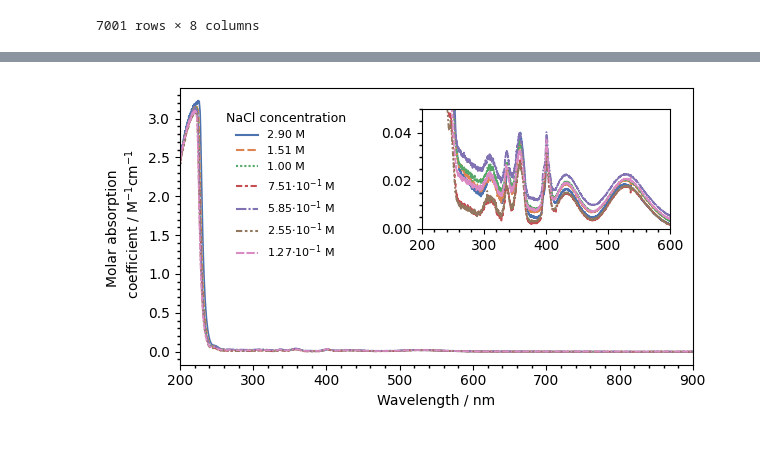
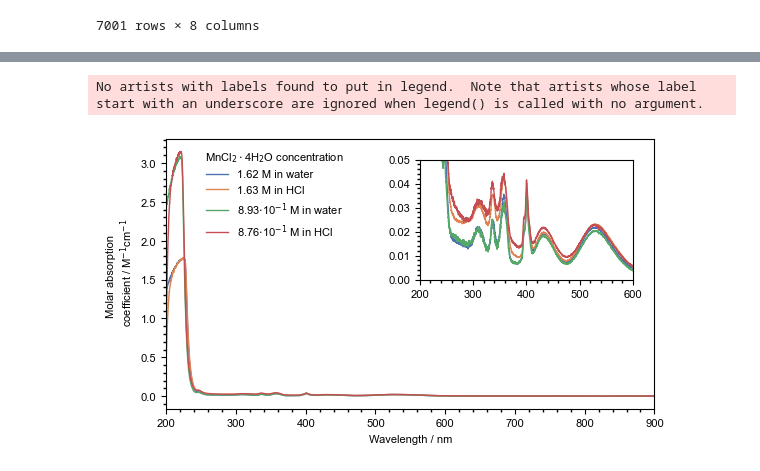
Before and after one commit to Normann25/Manganese-chlorides, a Jupyter notebook: Bachelor/uvvis/MnCl2_wNaCl/plots.ipynb, the cells around one changed output, grey strips where cells are left out. Drawn from its saved outputs; the diff is of its cells as text; code cells hidden in the pictures.

```diff
--- a/Bachelor/uvvis/MnCl2_wNaCl/plots.ipynb
+++ b/Bachelor/uvvis/MnCl2_wNaCl/plots.ipynb
@@ -216,45 +167,10 @@ plt.show()
-# %%
-plt.figure(figsize=(6.3,3.5))
-sns.set_palette("deep")
-
-ax = sns.lineplot(eps_MnCl2_NaCl, lw = 1.2)
-ax.set_ylabel('Molar absorption \n coefficient / M$^{-1}$cm$^{-1}$', fontsize = 10)
-ax.set_xlabel('Wavelength / nm', fontsize = 10)
-
-ax.set_xlim(200, 900)
-
-ax.xaxis.set_minor_locator(AutoMinorLocator())
-ax.yaxis.set_minor_locator(AutoMinorLocator())
-ax.tick_params(axis = 'both', which = 'major', direction = 'out', bottom = True, left = True)
-ax.tick_params(axis = 'both', which = 'minor', direction = 'out', width = 1, length = 2, bottom = True, left = True)
-
-handles, labels = ax.get_legend_handles_labels()
-plt.legend(handles = handles, labels = wNaCl_labels, frameon = False, fontsize = 8, loc = 2,
-           bbox_to_anchor = (0.07, 0.95), title = 'NaCl concentration', title_fontsize = 9)
-
-inset_ax = inset_axes(ax,
-                    width="50%", # width = % of parent_bbox
-                    height=1.2, # height : 1 inch
-                    bbox_to_anchor=(0, 0, 0.97, 0.95),
-                    bbox_transform=ax.transAxes) # placement in figure
-plt.tight_layout()
-
-ax = sns.lineplot(eps_MnCl2_NaCl, lw = 1.2)
-
-ax.set_ylabel(None)
-ax.set_xlabel(None)
-ax.set_ylim(0, 0.05)
-ax.set_xlim(200, 600)
-
-ax.xaxis.set_minor_locator(AutoMinorLocator())
-ax.yaxis.set_minor_locator(AutoMinorLocator())
-ax.tick_params(axis = 'both', which = 'major', direction = 'out', bottom = True, left = True)
-ax.tick_params(axis = 'both', which = 'minor', direction = 'out', width = 1, length = 2, bottom = True, left = True)
-# plt.xticks(rotation = 45, ha = 'right')
-
-plt.legend().set_visible(False)
-
-plt.savefig('eps_wNaCl_full.png', dpi=150)
-plt.show()
-# %% [output]
-[figure, removed]
+# %%
+fig, ax = plt.subplots( figsize = (6.3, 3.5))
+
+plot_with_inset(ax, eps_fRep_short, fRep_labels_short, 'MnCl$_{2}\cdot$4H$_{2}$O concentration')
+
+plt.savefig('eps_fRep_full_1-4.png', dpi=150)
+plt.show()
+# %% [output]
+No artists with labels found to put in legend.  Note that artists whose label start with an underscore are ignored when legend() is called with no argument.
+[figure, added]
```
Also changed, not shown: parts of 5 cells of this notebook, 3 other files.
